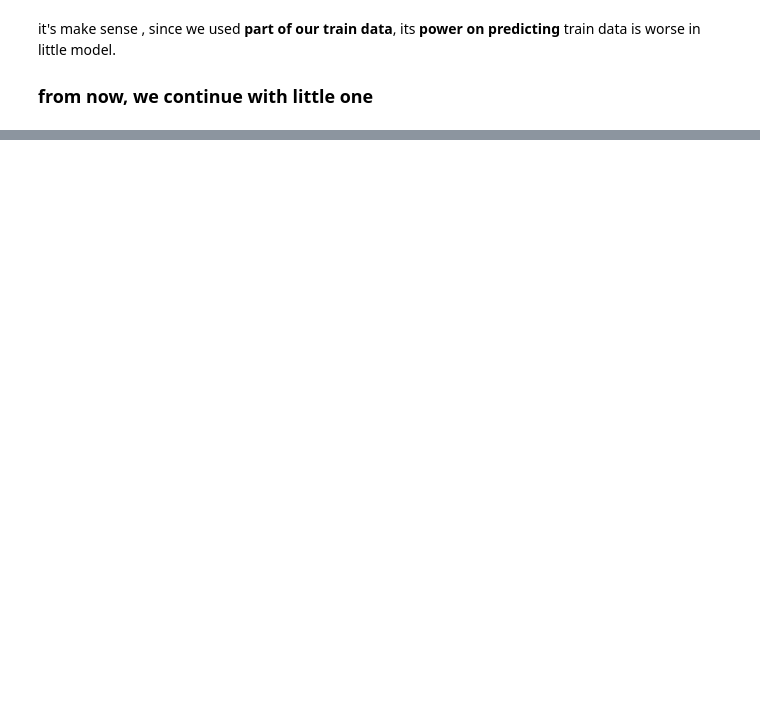
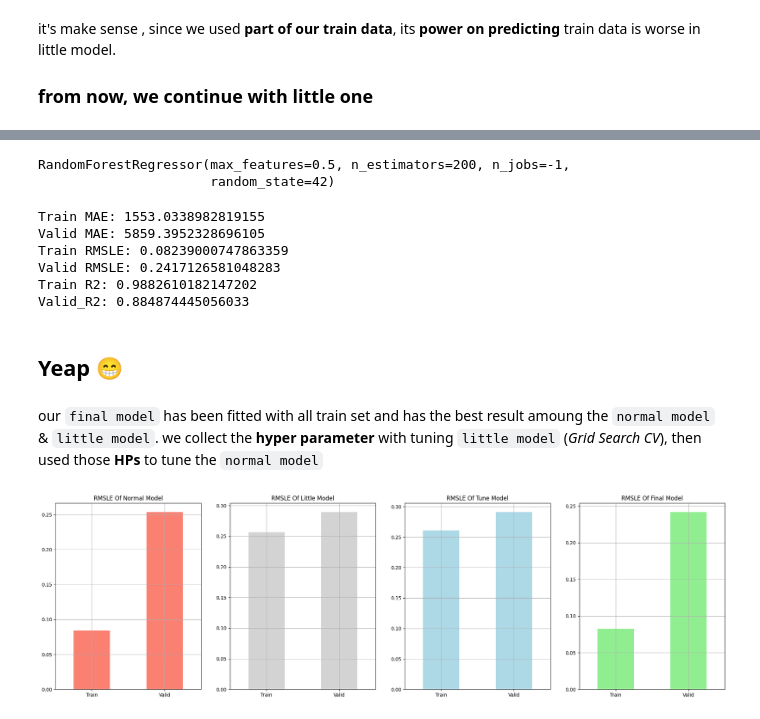
Before and after one commit to Hamid-Ba/bulldozer_price_project, a Jupyter notebook: Bulldozer Price Project.ipynb, the cells around one changed output, grey strips where cells are left out. Cells and saved outputs as stored; diff of their text form; code cells hidden in the pictures; blank space fills up the shorter version.

Commit message:
finding the best model

```diff
--- a/Bulldozer Price Project.ipynb
+++ b/Bulldozer Price Project.ipynb
@@ -596,0 +592,2 @@ Valid_R2: 0.8820088916513861
+# %%
+tune_model_pd = pd.DataFrame(tune_model_scores).T
@@ -596,0 +598,53 @@ Valid_R2: 0.8820088916513861
+# %%
+final_model = RandomForestRegressor(n_estimators=200, max_depth=None, max_features=0.5, min_samples_leaf=1, n_jobs=-1,random_state=42)
+
+final_model.fit(X_train, y_train)
+# %% [output]
+RandomForestRegressor(max_features=0.5, n_estimators=200, n_jobs=-1,
+                      random_state=42)
+# %%
+final_model_scores = evaluate(final_model)
+# %% [output]
+Train MAE: 1553.0338982819155
+Valid MAE: 5859.3952328696105
+Train RMSLE: 0.08239000747863359
+Valid RMSLE: 0.2417126581048283
+Train R2: 0.9882610182147202
+Valid_R2: 0.884874445056033
+# %% [markdown]
+## Yeap 😁
+# %% [markdown]
+our `final model` has been fitted with all train set and has the best result amoung the `normal model` & `little model`.
+we collect the **hyper parameter** with tuning `little model` (*Grid Search CV*), then used those **HPs** to tune the `normal model`
+# %%
+final_model_pd = pd.DataFrame(final_model_scores).T
+# %%
+plt.subplot(1, 4, 1)
+normal_model_pd["RMSLE"].plot(kind="bar",color="salmon",figsize=(25,7));
+
+plt.grid()
+plt.xticks(rotation=0)
+plt.title("RMSLE Of Normal Model");
+
+plt.subplot(1, 4, 2)
+little_model_pd["RMSLE"].plot(kind="bar" ,color="lightgray")
+
+plt.grid()
+plt.xticks(rotation=0)
+plt.title("RMSLE Of Little Model");
+
+plt.subplot(1, 4, 3)
+tune_model_pd["RMSLE"].plot(kind="bar" ,color="lightblue")
+
+plt.grid()
+plt.xticks(rotation=0)
+plt.title("RMSLE Of Tune Model");
+
+plt.subplot(1, 4, 4)
+final_model_pd["RMSLE"].plot(kind="bar" ,color="lightgreen")
+
+plt.grid()
+plt.xticks(rotation=0)
+plt.title("RMSLE Of Final Model");
+# %% [output]
+[figure, added]
```
Also changed, not shown: parts of 10 cells of this notebook.
